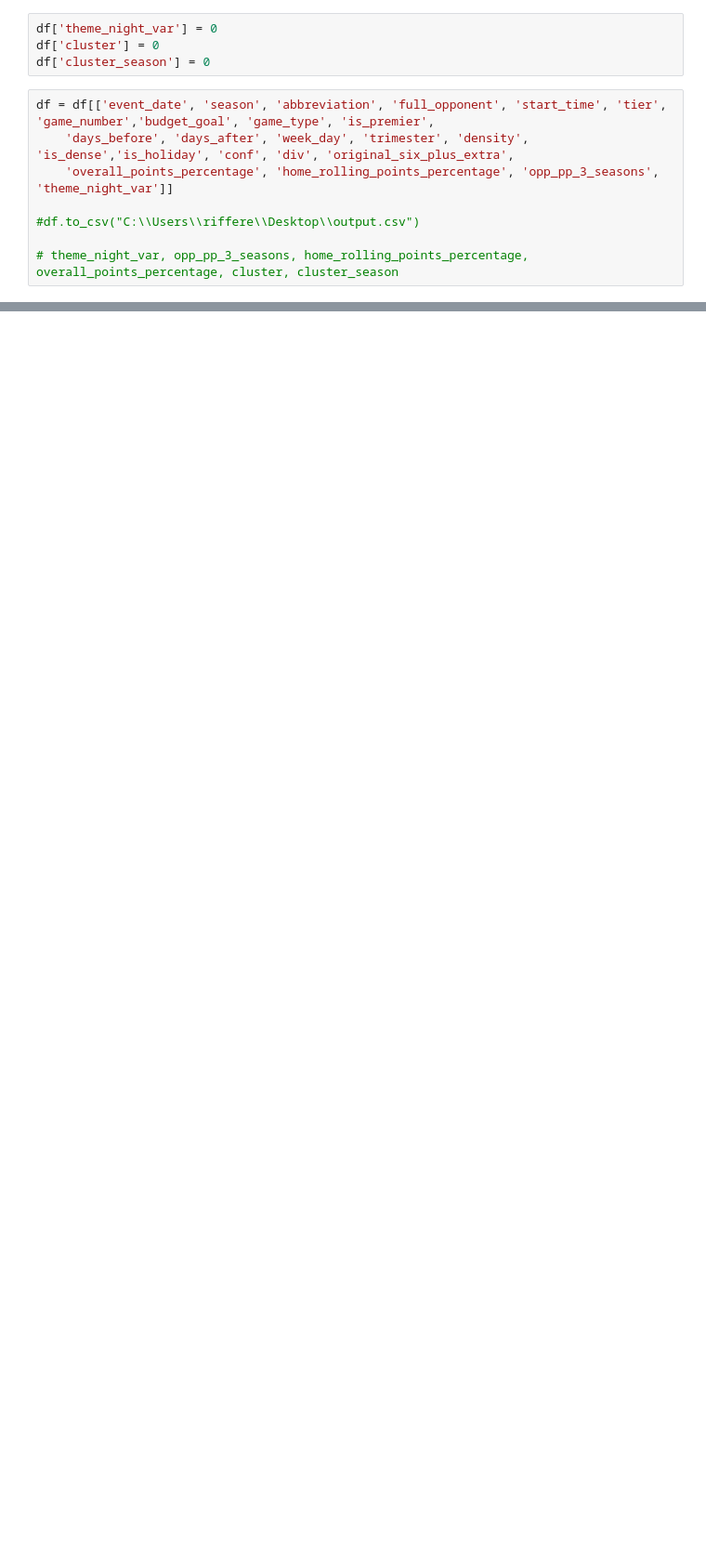
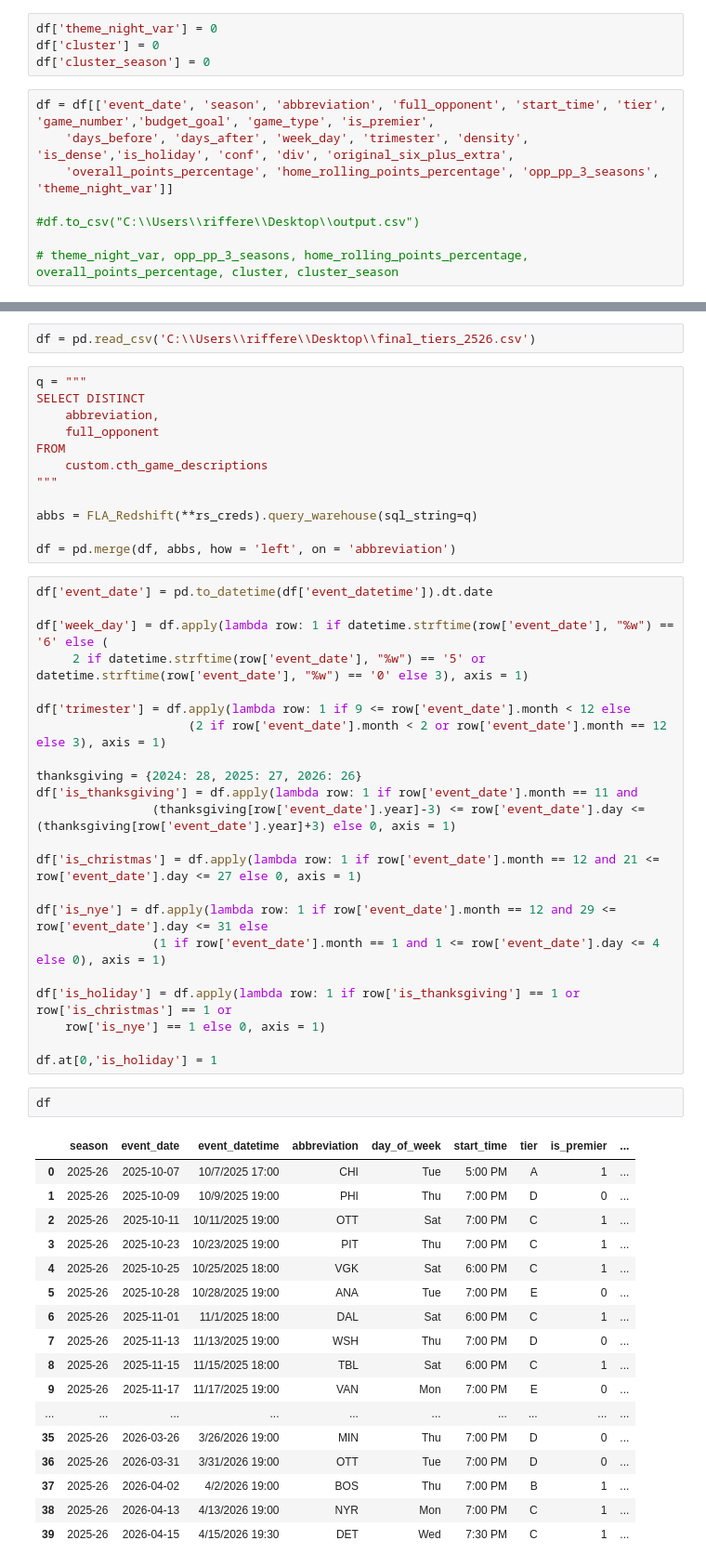
Before and after one commit to riffere-fla/pandas_party, a Jupyter notebook: game_descriptors_2324.ipynb, the cells around one changed output, grey strips where cells are left out. Shown: that part at 93% size. Saved outputs shown, nothing was run; the diff lists cells and outputs as text; blank space fills up the shorter version.

```diff
--- a/game_descriptors_2324.ipynb
+++ b/game_descriptors_2324.ipynb
@@ -379,0 +382,56 @@ df = df[['event_date', 'season', 'abbreviation', 'full_opponent', 'start_time',
+# %%
+df = pd.read_csv('C:\\Users\\riffere\\Desktop\\final_tiers_2526.csv')
+# %%
+q = """
+SELECT DISTINCT
+    abbreviation,
+    full_opponent
+FROM
+    custom.cth_game_descriptions
+"""
+
+abbs = FLA_Redshift(**rs_creds).query_warehouse(sql_string=q)
+
+df = pd.merge(df, abbs, how = 'left', on = 'abbreviation')
+# %%
+df['event_date'] = pd.to_datetime(df['event_datetime']).dt.date
+
+df['week_day'] = df.apply(lambda row: 1 if datetime.strftime(row['event_date'], "%w") == '6' else (
+     2 if datetime.strftime(row['event_date'], "%w") == '5' or datetime.strftime(row['event_date'], "%w") == '0' else 3), axis = 1)
+
+df['trimester'] = df.apply(lambda row: 1 if 9 <= row['event_date'].month < 12 else
+                     (2 if row['event_date'].month < 2 or row['event_date'].month == 12 else 3), axis = 1)
+
+thanksgiving = {2024: 28, 2025: 27, 2026: 26}
+df['is_thanksgiving'] = df.apply(lambda row: 1 if row['event_date'].month == 11 and
+                (thanksgiving[row['event_date'].year]-3) <= row['event_date'].day <= (thanksgiving[row['event_date'].year]+3) else 0, axis = 1)
+
+df['is_christmas'] = df.apply(lambda row: 1 if row['event_date'].month == 12 and 21 <= row['event_date'].day <= 27 else 0, axis = 1)
+
+df['is_nye'] = df.apply(lambda row: 1 if row['event_date'].month == 12 and 29 <= row['event_date'].day <= 31 else
+                (1 if row['event_date'].month == 1 and 1 <= row['event_date'].day <= 4 else 0), axis = 1)
+
+df['is_holiday'] = df.apply(lambda row: 1 if row['is_thanksgiving'] == 1 or row['is_christmas'] == 1 or
+    row['is_nye'] == 1 else 0, axis = 1)
+
+df.at[0,'is_holiday'] = 1
+# %%
+df
+# %% [output]
+|  | season | event_date | event_datetime | abbreviation | day_of_week | start_time | tier | is_premier | ... |
+| 0 | 2025-26 | 2025-10-07 | 10/7/2025 17:00 | CHI | Tue | 5:00 PM | A | 1 | ... |
+| 1 | 2025-26 | 2025-10-09 | 10/9/2025 19:00 | PHI | Thu | 7:00 PM | D | 0 | ... |
+| 2 | 2025-26 | 2025-10-11 | 10/11/2025 19:00 | OTT | Sat | 7:00 PM | C | 1 | ... |
+| 3 | 2025-26 | 2025-10-23 | 10/23/2025 19:00 | PIT | Thu | 7:00 PM | C | 1 | ... |
+| 4 | 2025-26 | 2025-10-25 | 10/25/2025 18:00 | VGK | Sat | 6:00 PM | C | 1 | ... |
+| 5 | 2025-26 | 2025-10-28 | 10/28/2025 19:00 | ANA | Tue | 7:00 PM | E | 0 | ... |
+| 6 | 2025-26 | 2025-11-01 | 11/1/2025 18:00 | DAL | Sat | 6:00 PM | C | 1 | ... |
+| 7 | 2025-26 | 2025-11-13 | 11/13/2025 19:00 | WSH | Thu | 7:00 PM | D | 0 | ... |
+| 8 | 2025-26 | 2025-11-15 | 11/15/2025 18:00 | TBL | Sat | 6:00 PM | C | 1 | ... |
+| 9 | 2025-26 | 2025-11-17 | 11/17/2025 19:00 | VAN | Mon | 7:00 PM | E | 0 | ... |
+| ... | ... | ... | ... | ... | ... | ... | ... | ... | ... |
+| 35 | 2025-26 | 2026-03-26 | 3/26/2026 19:00 | MIN | Thu | 7:00 PM | D | 0 | ... |
+| 36 | 2025-26 | 2026-03-31 | 3/31/2026 19:00 | OTT | Tue | 7:00 PM | D | 0 | ... |
+| 37 | 2025-26 | 2026-04-02 | 4/2/2026 19:00 | BOS | Thu | 7:00 PM | B | 1 | ... |
+| 38 | 2025-26 | 2026-04-13 | 4/13/2026 19:00 | NYR | Mon | 7:00 PM | C | 1 | ... |
+| 39 | 2025-26 | 2026-04-15 | 4/15/2026 19:30 | DET | Wed | 7:30 PM | C | 1 | ... |
```
Also changed, not shown: parts of 2 cells of this notebook, 1 other file.
